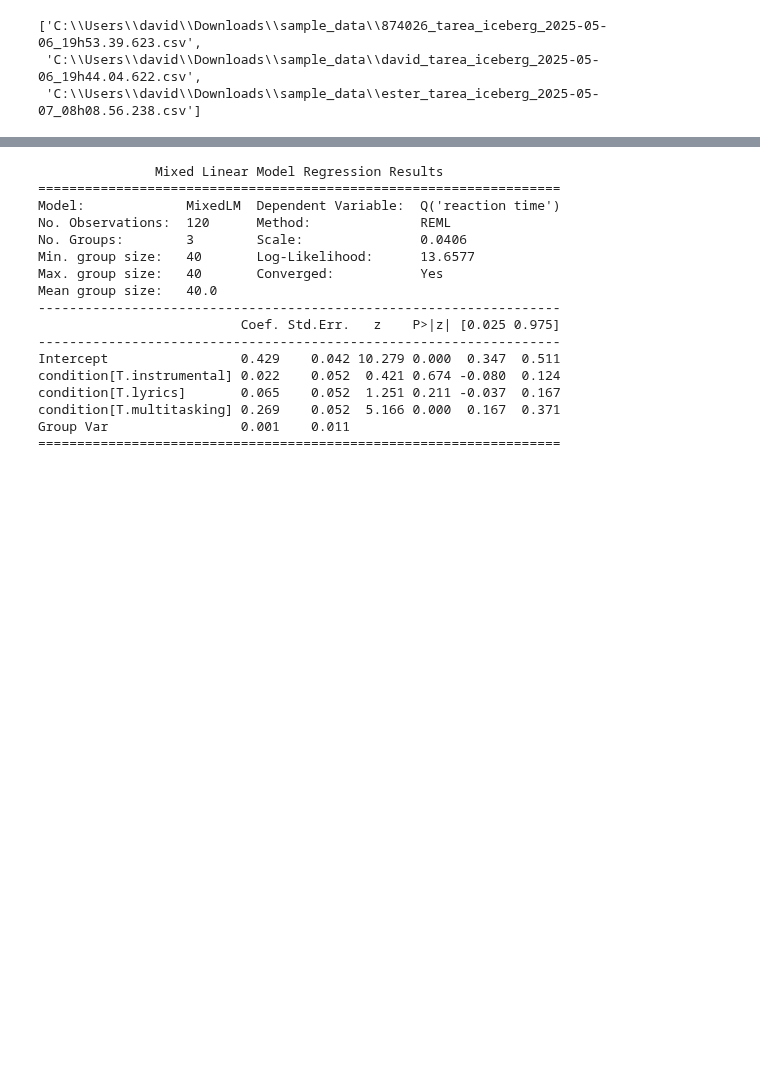
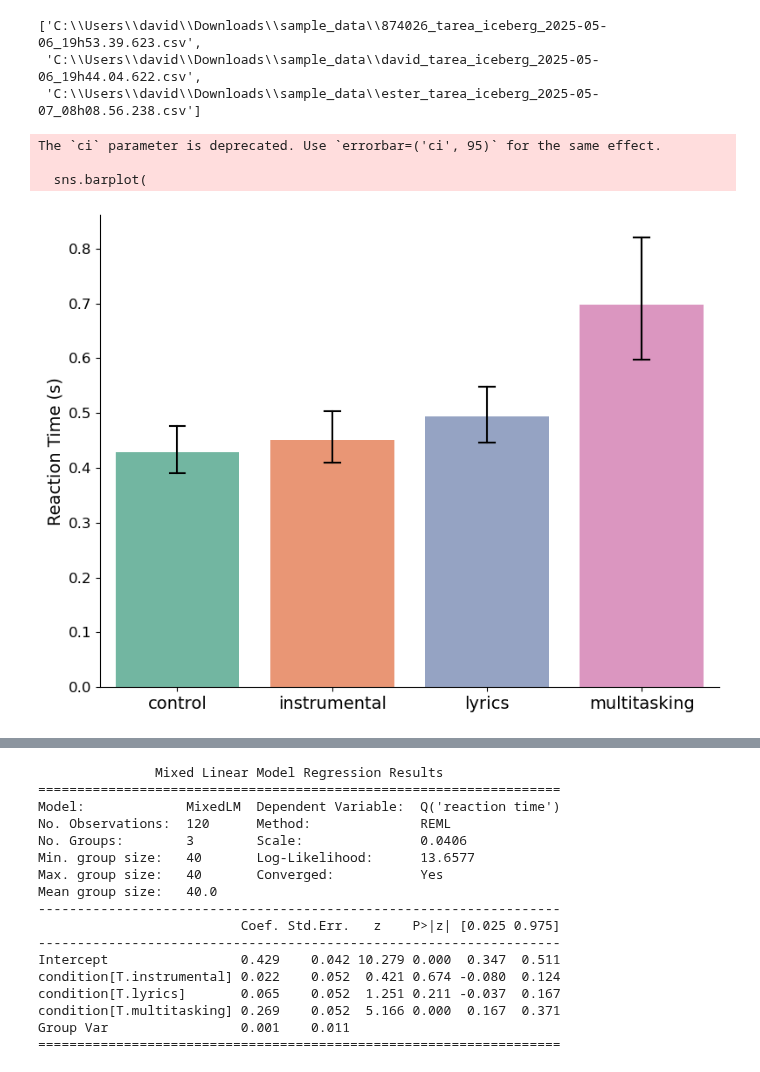
Before and after one commit to davidbestue/OpenBrains, a Jupyter notebook: Iceberg_online/iceberg_analysis.ipynb, the cells around one changed output, grey strips where cells are left out. Drawn from its saved outputs; the diff is of its cells as text; code cells hidden in the pictures; blank space fills up the shorter version.

```diff
--- a/Iceberg_online/iceberg_analysis.ipynb
+++ b/Iceberg_online/iceberg_analysis.ipynb
@@ -62,6 +62,39 @@ for filename in files:
 #
 
 df = pd.concat(all_subjects, ignore_index=True)
+# %%
+
+# Paleta personalizada para las condiciones
+palette = sns.color_palette("Set2", df['condition'].nunique())
+
+plt.figure(figsize=(8, 6))
+
+# Barra con media y error (CI 95%), usando colores distintos
+sns.barplot(
+    data=df,
+    x='condition',
+    y='reaction time',
+    ci=95,
+    errcolor='black',
+    errwidth=1.5,
+    capsize=0.1,
+    palette=palette
+)
+
+# Estética
+sns.despine()  # Quitar ejes superior y derecho
+plt.xticks(rotation=0, fontsize=14)  # Inclinación y tamaño de etiquetas X
+plt.yticks(fontsize=12)  # Tamaño de etiquetas Y
+plt.ylabel('Reaction Time (s)', fontsize=14)
+plt.xlabel('')
+plt.title('', fontsize=12)
+plt.tight_layout()
+plt.show()
+# %% [output]
+The `ci` parameter is deprecated. Use `errorbar=('ci', 95)` for the same effect.
+
+  sns.barplot(
+[figure, added]
 # %%
 
 
```
Also changed, not shown: parts of 3 cells of this notebook, 2 other files.
